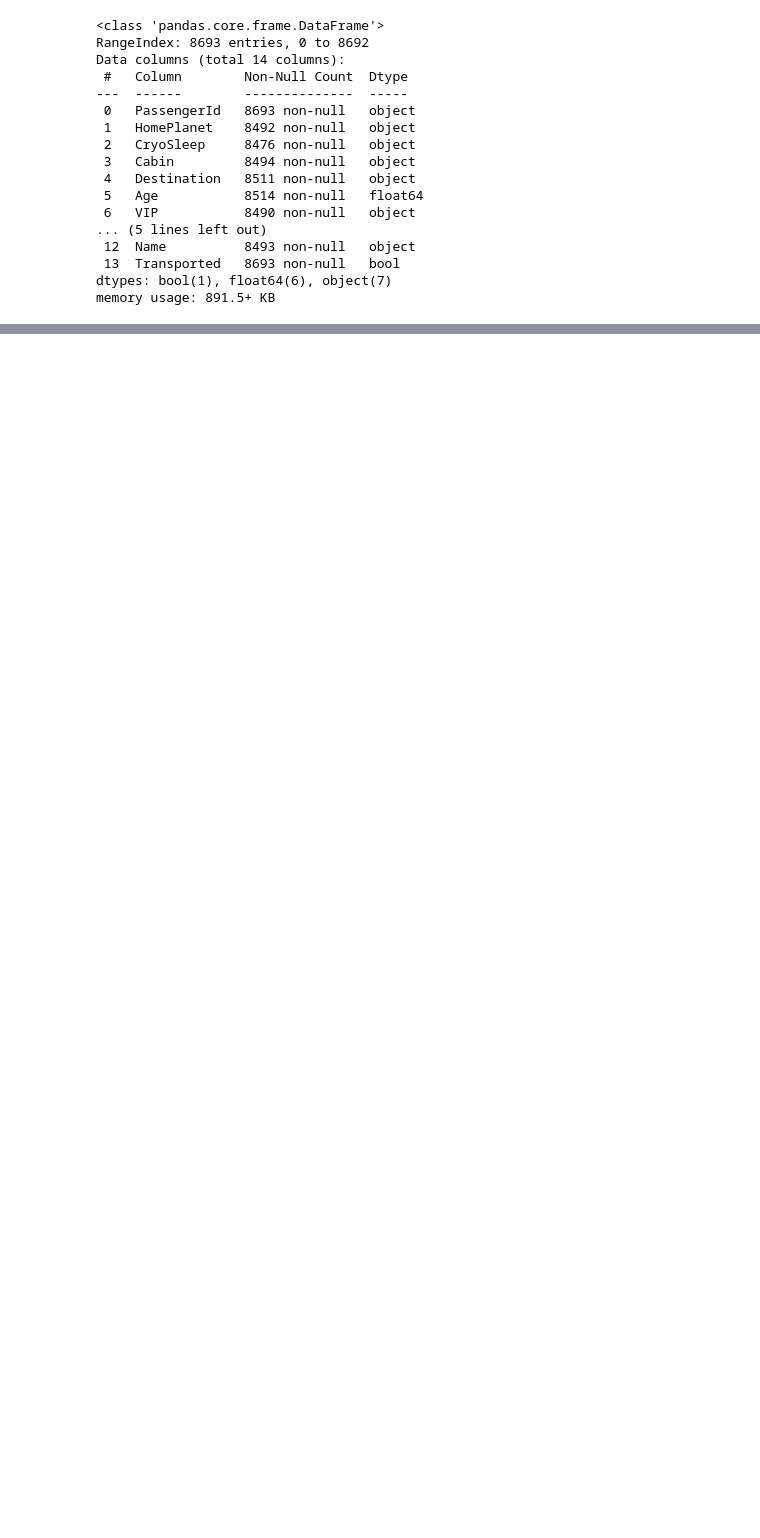
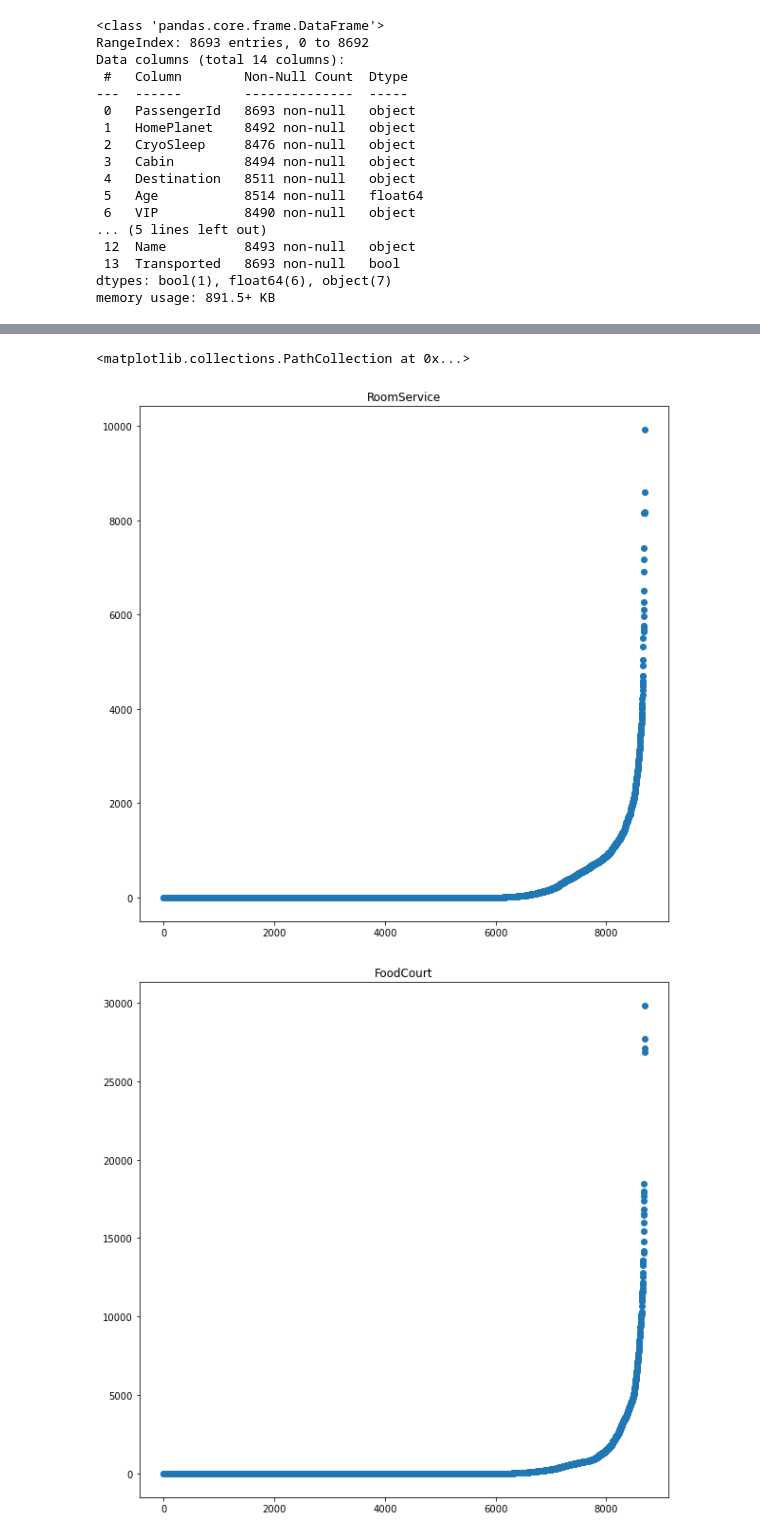
Before and after one commit to HyeogDo/spaceship_titanic, a Jupyter notebook: starting.ipynb, the cells around one changed output, grey strips where cells are left out. Drawn from its saved outputs; the diff is of its cells as text; code cells hidden in the pictures; blank space fills up the shorter version.

```diff
--- a/starting.ipynb
+++ b/starting.ipynb
@@ -56,7 +57,8 @@ memory usage: 891.5+ KB
 # Name컬럼은 이용가치가 없으므로 제외
 train.drop("Name", axis=1, inplace=True)
 # %%
-# NA값 지우기 - 일단 보류
-# for col in train.columns:
-#     print(col)
-#     train = train.drop(train[train[col].isna()].index)
+# NA값 지우기
+train_na = train.copy()
+for col in train_na.columns:
+    print(col)
+    train_na = train_na.drop(train_na[train_na[col].isna()].index)
@@ -62,0 +135,11 @@ train.drop("Name", axis=1, inplace=True)
+# %%
+for col in train_na.columns[7:12]:
+    print(col)
+    plt.figure(figsize=(10,10))
+    plt.title(col)
+    plt.scatter(train_na.index, train_na[col].sort_values())
+
+plt.figure(figsize=(10,10))
+plt.title("Age")
+plt.scatter(train_na.index, train_na["Age"].sort_values())
+# %% [output]
@@ -62,0 +151,3 @@ train.drop("Name", axis=1, inplace=True)
+<matplotlib.collections.PathCollection at 0x...>
+[figure, added]
+[figure, added]
```
Also changed, not shown: parts of 8 cells of this notebook.
